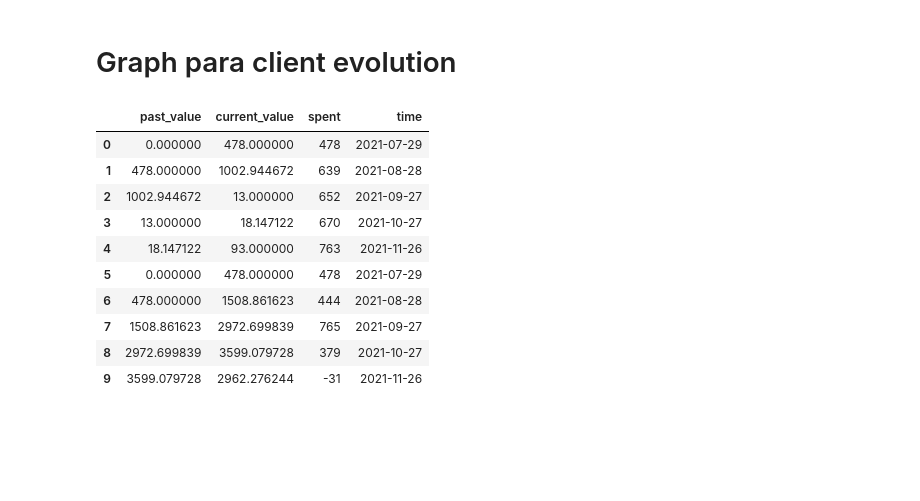
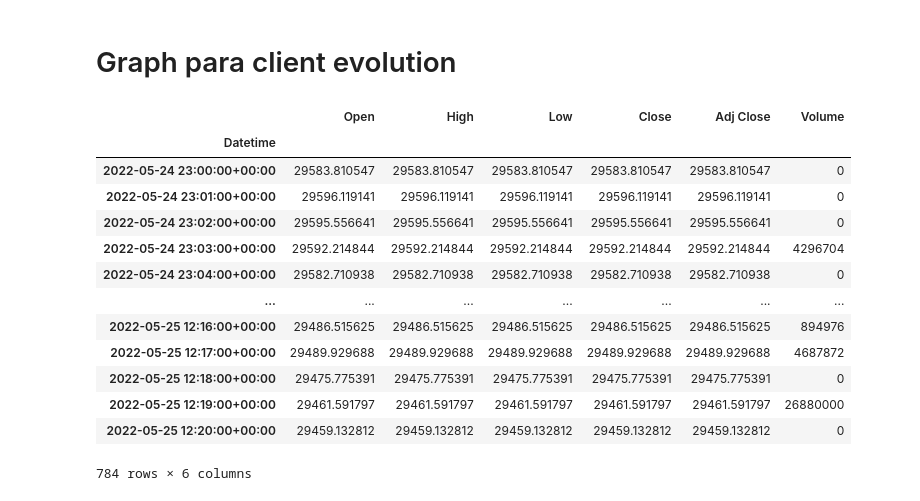
Before and after one commit to diogobulhosa/BC5, a Jupyter notebook: NB_testing.ipynb, the cells around one changed output. Saved outputs shown, nothing was run; the diff lists cells and outputs as text; code cells hidden in the pictures; blank space fills up the shorter version.

```diff
--- a/NB_testing.ipynb
+++ b/NB_testing.ipynb
@@ -416,19 +429,7 @@ list_crypto
 # %%
 df_time = pd.read_csv (r'./client_valuev2_test.csv')
 # %%
-df_time
+df_time = df_time.copy()
-# %% [output]
-|  | past_value | current_value | spent | time |
-| 0 | 0.000000 | 478.000000 | 478 | 2021-07-29 |
-| 1 | 478.000000 | 1002.944672 | 639 | 2021-08-28 |
-| 2 | 1002.944672 | 13.000000 | 652 | 2021-09-27 |
-| 3 | 13.000000 | 18.147122 | 670 | 2021-10-27 |
-| 4 | 18.147122 | 93.000000 | 763 | 2021-11-26 |
-| 5 | 0.000000 | 478.000000 | 478 | 2021-07-29 |
-| 6 | 478.000000 | 1508.861623 | 444 | 2021-08-28 |
-| 7 | 1508.861623 | 2972.699839 | 765 | 2021-09-27 |
-| 8 | 2972.699839 | 3599.079728 | 379 | 2021-10-27 |
-| 9 | 3599.079728 | 2962.276244 | -31 | 2021-11-26 |
 # %%
 fig = px.line(x=df_time.time, y=df_time.current_value)
 fig.add_trace(
@@ -440,3 +441,26 @@ fig.add_trace(
         showlegend=False)
 )
 fig.show()
+# %%
+df_coin_day = yf.download('BTC-USD',
+                      start=date.today(),
+                      interval="1m",
+                      progress=False,
+    )
+# %%
+df_coin_day
+# %% [output]
+|  | Open | High | Low | Close | Adj Close | Volume |
+| Datetime |  |  |  |  |  |  |
+| 2022-05-24 23:00:00+00:00 | 29583.810547 | 29583.810547 | 29583.810547 | 29583.810547 | 29583.810547 | 0 |
+| 2022-05-24 23:01:00+00:00 | 29596.119141 | 29596.119141 | 29596.119141 | 29596.119141 | 29596.119141 | 0 |
+| 2022-05-24 23:02:00+00:00 | 29595.556641 | 29595.556641 | 29595.556641 | 29595.556641 | 29595.556641 | 0 |
+| 2022-05-24 23:03:00+00:00 | 29592.214844 | 29592.214844 | 29592.214844 | 29592.214844 | 29592.214844 | 4296704 |
+| 2022-05-24 23:04:00+00:00 | 29582.710938 | 29582.710938 | 29582.710938 | 29582.710938 | 29582.710938 | 0 |
+| ... | ... | ... | ... | ... | ... | ... |
+| 2022-05-25 12:16:00+00:00 | 29486.515625 | 29486.515625 | 29486.515625 | 29486.515625 | 29486.515625 | 894976 |
+| 2022-05-25 12:17:00+00:00 | 29489.929688 | 29489.929688 | 29489.929688 | 29489.929688 | 29489.929688 | 4687872 |
+| 2022-05-25 12:18:00+00:00 | 29475.775391 | 29475.775391 | 29475.775391 | 29475.775391 | 29475.775391 | 0 |
+| 2022-05-25 12:19:00+00:00 | 29461.591797 | 29461.591797 | 29461.591797 | 29461.591797 | 29461.591797 | 26880000 |
+| 2022-05-25 12:20:00+00:00 | 29459.132812 | 29459.132812 | 29459.132812 | 29459.132812 | 29459.132812 | 0 |
+784 rows × 6 columns
```
Also changed, not shown: parts of 17 cells of this notebook, 2 other files.
